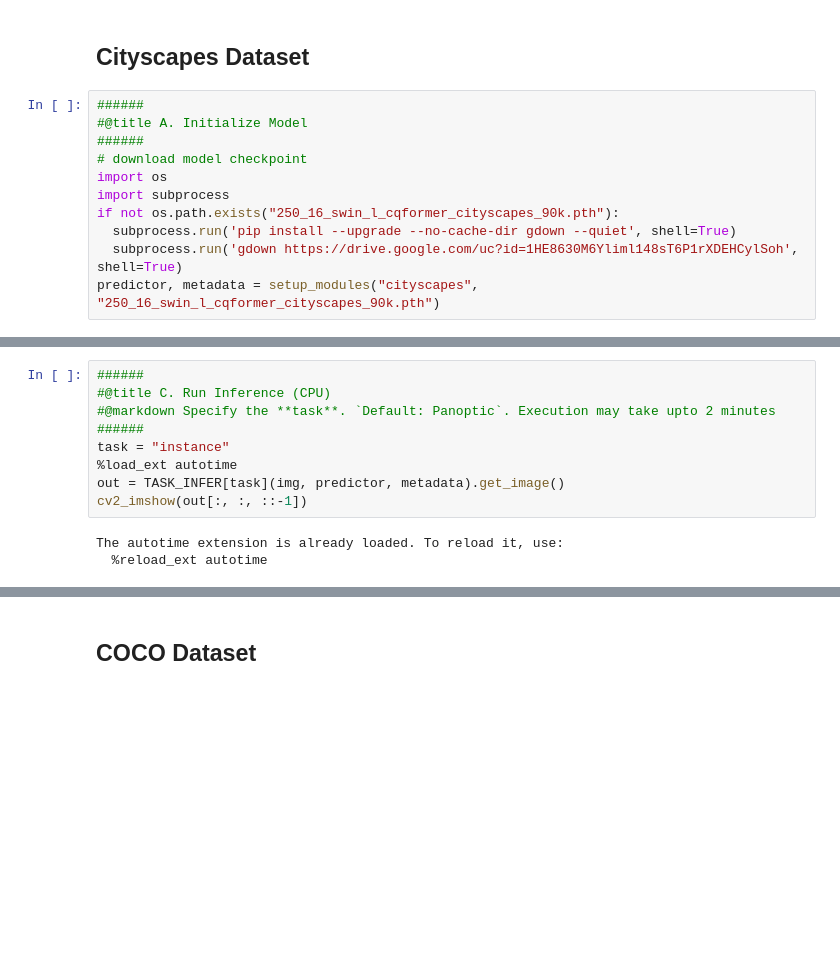
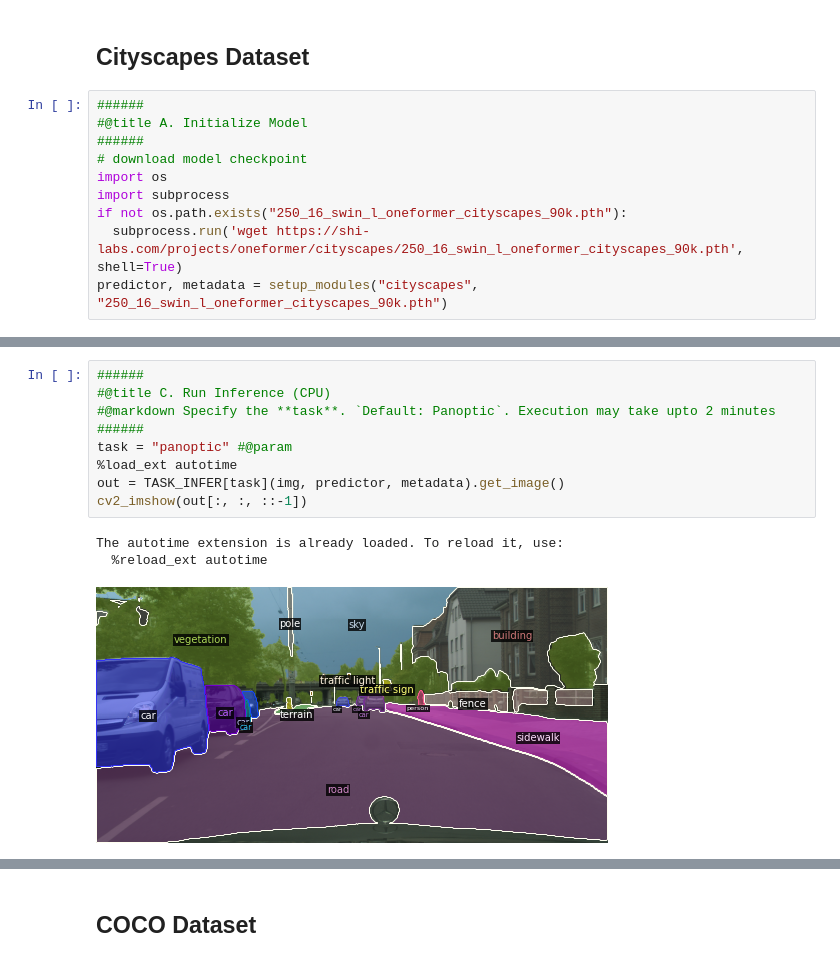
Before and after one commit to SHI-Labs/OneFormer, a Jupyter notebook: colab/oneformer_colab.ipynb, the cells around one changed output, grey strips where cells are left out. Saved outputs shown, nothing was run; the diff lists cells and outputs as text; blank space fills up the shorter version.

```diff
--- a/colab/oneformer_colab.ipynb
+++ b/colab/oneformer_colab.ipynb
@@ -222,9 +240,8 @@ time: 58 s (started: 2022-10-24 09:35:37 +00:00)
 # download model checkpoint
 import os
 import subprocess
-if not os.path.exists("250_16_swin_l_cqformer_cityscapes_90k.pth"):
-  subprocess.run('pip install --upgrade --no-cache-dir gdown --quiet', shell=True)
-  subprocess.run('gdown https://drive.google.com/uc?id=1HE8630M6Yliml148sT6P1rXDEHCylSoh', shell=True)
-predictor, metadata = setup_modules("cityscapes", "250_16_swin_l_cqformer_cityscapes_90k.pth")
+if not os.path.exists("250_16_swin_l_oneformer_cityscapes_90k.pth"):
+  subprocess.run('wget https://shi-labs.com/projects/oneformer/cityscapes/250_16_swin_l_oneformer_cityscapes_90k.pth', shell=True)
+predictor, metadata = setup_modules("cityscapes", "250_16_swin_l_oneformer_cityscapes_90k.pth")
 # %% [output]
 WARNING:fvcore.common.config:Loading config configs/cityscapes/Base-Cityscapes-UnifiedSegmentation.yaml with yaml.unsafe_load. Your machine may be at risk if the file contains malicious content.
@@ -244,12 +277,13 @@ time: 184 ms (started: 2022-10-24 09:15:25 +00:00)
 # %%
 ######
 #@title C. Run Inference (CPU)
 #@markdown Specify the **task**. `Default: Panoptic`. Execution may take upto 2 minutes
 ######
-task = "instance"
+task = "panoptic" #@param
 %load_ext autotime
 out = TASK_INFER[task](img, predictor, metadata).get_image()
 cv2_imshow(out[:, :, ::-1])
 # %% [output]
 The autotime extension is already loaded. To reload it, use:
   %reload_ext autotime
+[figure, added]
```
Also changed, not shown: parts of 13 cells of this notebook, 1 other file.
